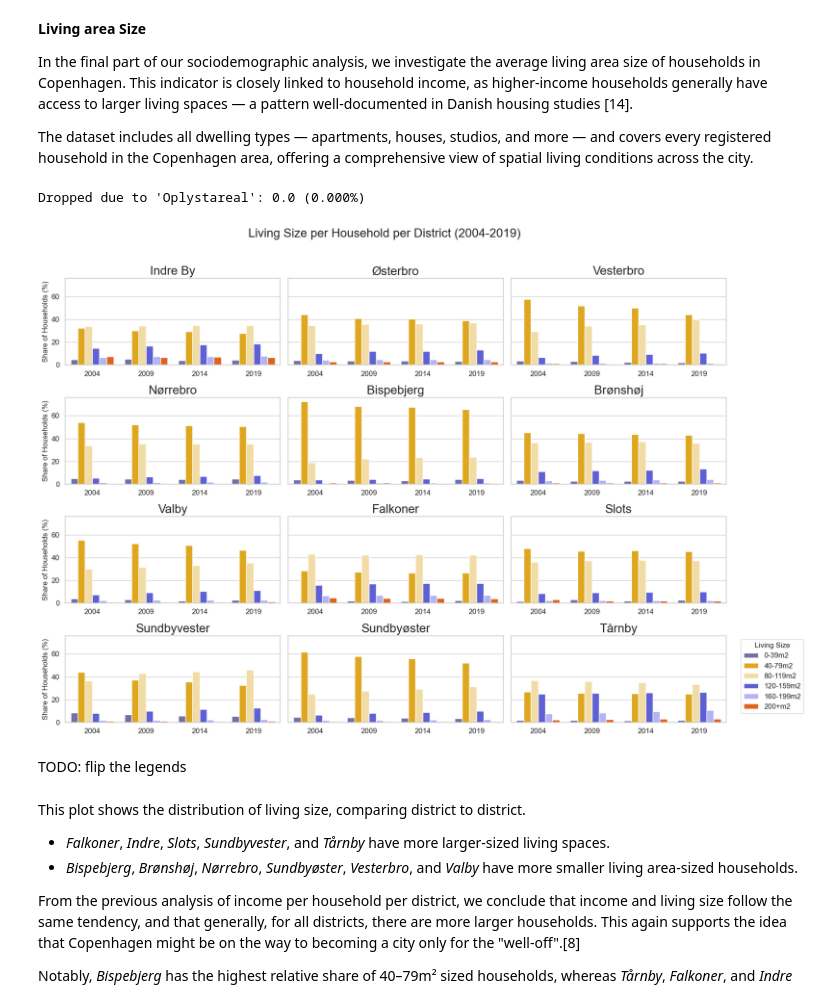
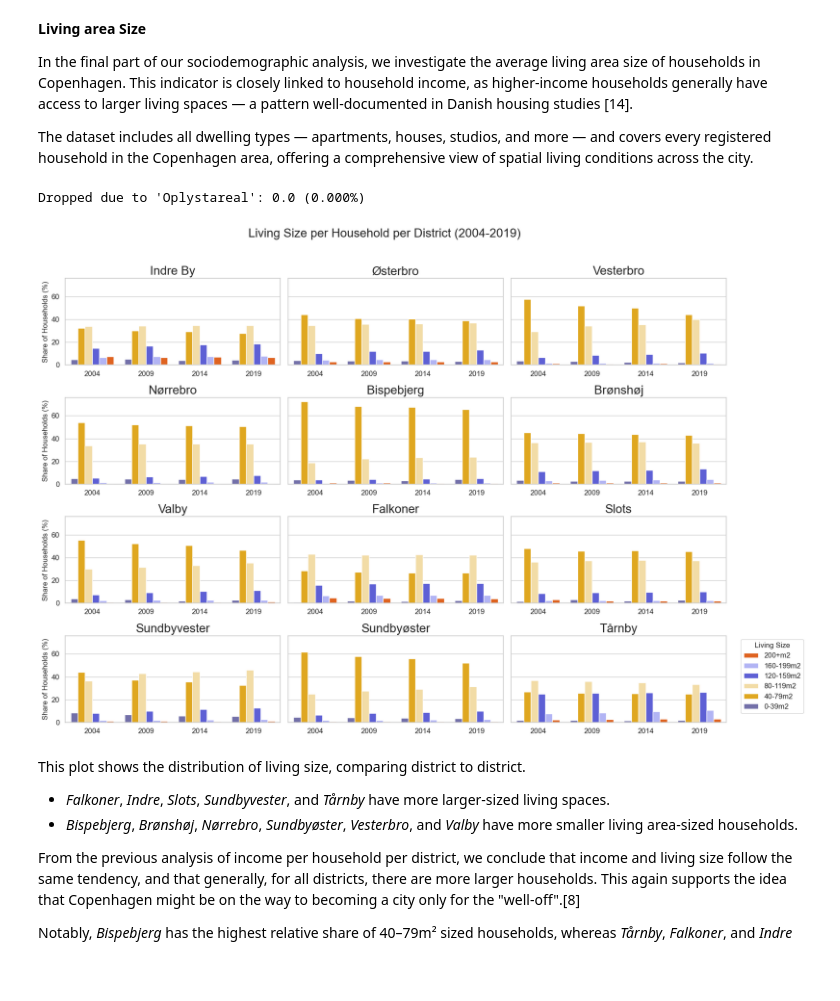
Before and after one commit to johannefranck/SocialData2025_FinalProject, a Jupyter notebook: Explainer_notebook.ipynb, the cells around one changed output. Drawn from its saved outputs; the diff is of its cells as text; code cells hidden in the pictures; blank space fills up the shorter version.

Commit message:
jojo done done with TODOs

```diff
--- a/Explainer_notebook.ipynb
+++ b/Explainer_notebook.ipynb
@@ -1617,37 +1623,37 @@ df_grouped = df_grouped.merge(totals, on=['Year', 'District'])
 df_grouped['Percentage'] = df_grouped['Count'] / df_grouped['Total'] * 100
 
 # Plot setup
 sns.set_theme(style="whitegrid", font="Arial")
 palette = dict(zip(house_size_order, expanded_theme_colors[1:1+len(house_size_order)]))
 
 districts = [d for d in const_order if d in df_grouped['District'].unique()]
 fig, axes = plt.subplots(4, 3, figsize=(16, 12), sharey=True)
 axes = axes.flatten()
 
 # Plot per district
 for idx, district in enumerate(districts):
     ax = axes[idx]
     df_d = df_grouped[df_grouped['District'] == district]
     sns.barplot(
         data=df_d, x='Year', y='Percentage', hue='HouseSize',
         order=sorted(df_d['Year'].unique()), hue_order=house_size_order,
         errorbar=None, palette=palette, ax=ax
     )
     ax.set_title(district, fontsize=20, fontname='Arial')
     ax.set_xlabel('')
     ax.set_ylabel('Share of Households (%)', fontsize=12)
     ax.tick_params(labelsize=12)
     ax.legend_.remove()
 
 fig.suptitle('Living Size per Household per District (2004-2019)', fontsize=20, fontname='Arial')
 plt.tight_layout(rect=[0, 0, 1, 0.96])
-plt.legend(title='Living Size', bbox_to_anchor=(1.05, 1), loc='upper left', fontsize=12, title_fontsize=12)
+# Reverse legend order manually
+handles, labels = axes[0].get_legend_handles_labels()
+plt.legend(handles[::-1], labels[::-1], title='Living Size', bbox_to_anchor=(1.05, 1), loc='upper left', fontsize=12, title_fontsize=12)
 plt.show()
 # %% [output]
 Dropped due to 'Oplystareal': 0.0 (0.000%)
-[figure, old version]
+[figure, new version]
-# %% [markdown]
-TODO: flip the legends
 # %% [markdown]
 This plot shows the distribution of living size, comparing district to district.
 * *Falkoner*, *Indre*, *Slots*, *Sundbyvester*, and *Tårnby* have more larger-sized living spaces.
```
Also changed, not shown: parts of 4 cells of this notebook, 26 other files.
